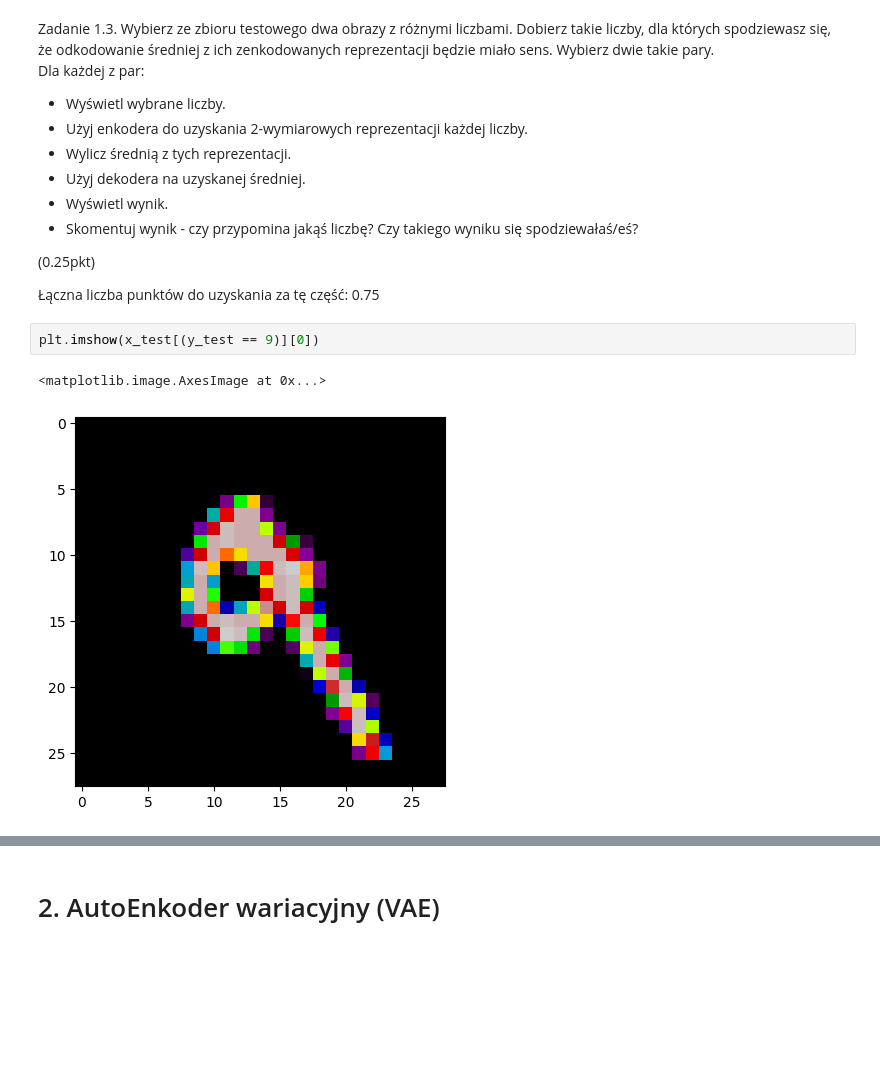
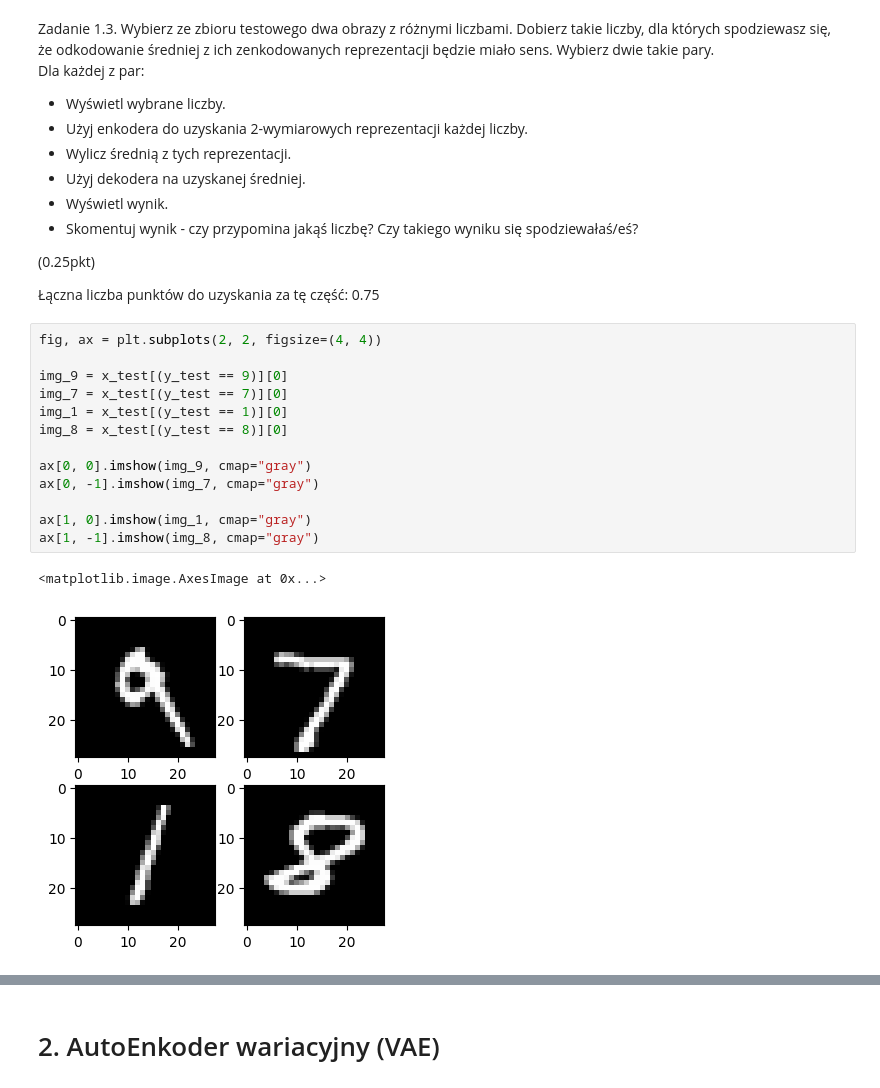
Before and after one commit to my-alaska/ml-course, a Jupyter notebook: generative_neural_networks/gnns_empty.ipynb, the cells around one changed output, grey strips where cells are left out. Drawn from its saved outputs; the diff is of its cells as text; blank space fills up the shorter version.

```diff
--- a/generative_neural_networks/gnns_empty.ipynb
+++ b/generative_neural_networks/gnns_empty.ipynb
@@ -290,8 +276,19 @@ Dla każdej z par:
 
 
 Łączna liczba punktów do uzyskania za tę część: 0.75
-# %%
-plt.imshow(x_test[(y_test == 9)][0])
-# %% [output]
-<matplotlib.image.AxesImage at 0x...>
-[figure, removed]
+# %%
+fig, ax = plt.subplots(2, 2, figsize=(4, 4))
+
+img_9 = x_test[(y_test == 9)][0]
+img_7 = x_test[(y_test == 7)][0]
+img_1 = x_test[(y_test == 1)][0]
+img_8 = x_test[(y_test == 8)][0]
+
+ax[0, 0].imshow(img_9, cmap="gray")
+ax[0, -1].imshow(img_7, cmap="gray")
+
+ax[1, 0].imshow(img_1, cmap="gray")
+ax[1, -1].imshow(img_8, cmap="gray")
+# %% [output]
+<matplotlib.image.AxesImage at 0x...>
+[figure, added]
```
Also changed, not shown: parts of 36 cells of this notebook, 3 other files.
